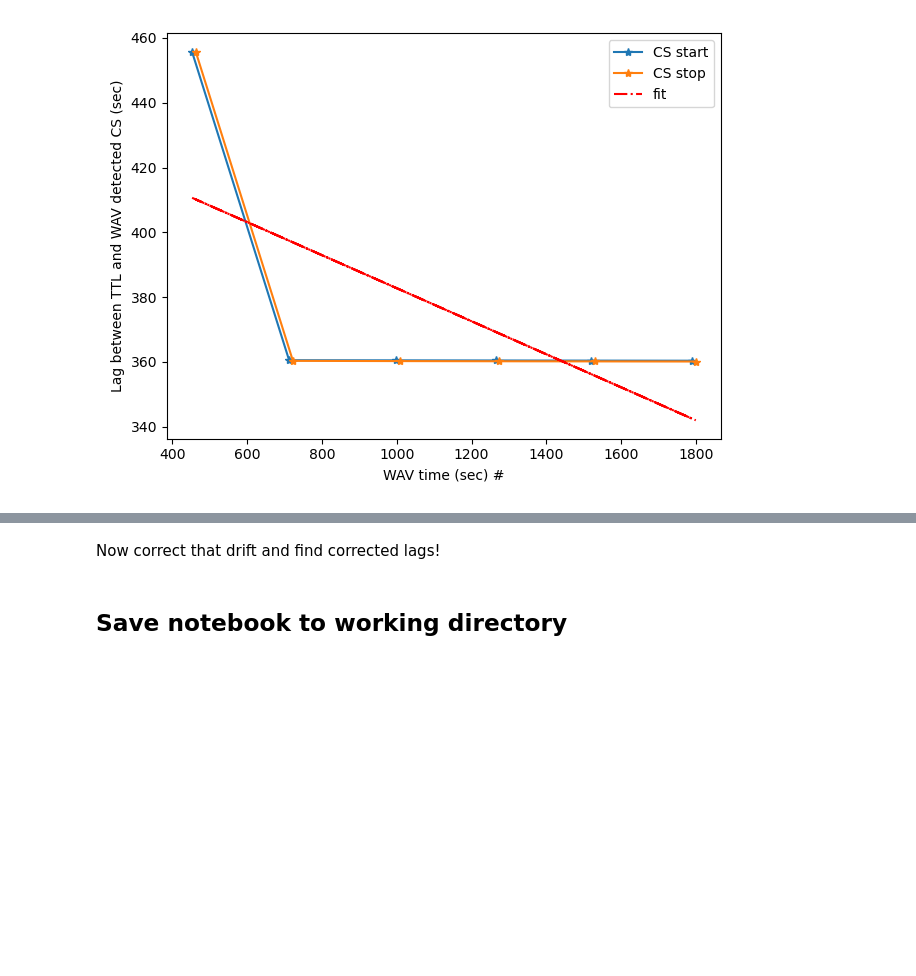
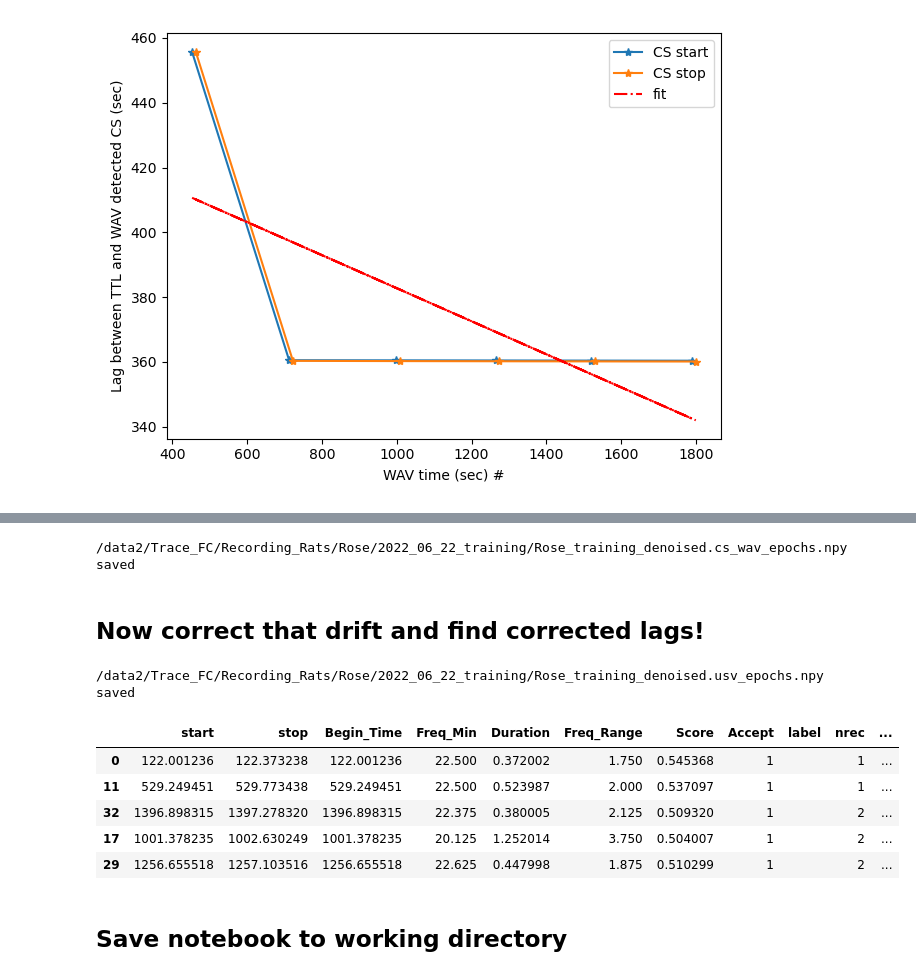
Before and after one commit to nkinsky/TraceFC, a Jupyter notebook: Notebooks/Sync_USV_and_Ephys.ipynb, the cells around one changed output, grey strips where cells are left out. Saved outputs shown, nothing was run; the diff lists cells and outputs as text; code cells hidden in the pictures; blank space fills up the shorter version.

```diff
--- a/Notebooks/Sync_USV_and_Ephys.ipynb
+++ b/Notebooks/Sync_USV_and_Ephys.ipynb
@@ -560,0 +625,24 @@ cs_wav_epochs._epochs
+# %%
+from copy import deepcopy
+def wav_epochs_to_eeg(wav_epochs_df, wav_sync_df):
+    """wav_epochs_df must have start and stop field for each index"""
+    wav_epochs_df2 = deepcopy(wav_epochs_df)
+    nrec_start = get_rec_num(wav_sync_df, wav_epochs_df2.start)
+    nrec_stop = get_rec_num(wav_sync_df, wav_epochs_df2.stop)
+    nrec_bool = nrec_start == nrec_stop
+    nrec_good = np.ones_like(nrec_start)*-1
+    nrec_good[nrec_bool] = nrec_start
+    wav_epochs_df2.insert(wav_epochs_df2.shape[1], column="nrec", value=nrec_good)
+    t_starts, t_stops = [], []
+    for it in wav_epochs_df2.itertuples():
+        p_use = wav_sync_df.loc[wav_sync_df.nrec == it.nrec, ["p0", "p1"]].values.squeeze()
+        t_start = it.start + p_use[0] + p_use[1]*it.start
+        t_stop = it.stop + p_use[0] + p_use[1]*it.stop
+        t_starts.append(t_start)
+        t_stops.append(t_stop)
+    wav_epochs_df2.insert(wav_epochs_df2.shape[1], "t_start_eeg", t_starts)
+    wav_epochs_df2.insert(wav_epochs_df2.shape[1], "t_stop_eeg", t_stops)
+
+    return wav_epochs_df2
+
+wav_epochs_to_eeg(cs_wav_epochs.to_dataframe(), wav_sync_df)
@@ -561,11 +657,13 @@ cs_wav_epochs._epochs
 # %%
 # Sanity check code to output corrected CS times from WAV file to Neuroscope
-cs_wav_starts_aligned = cs_wav_epochs.starts + p[0] + p[1]*cs_wav_epochs.starts
-cs_wav_stops_aligned = cs_wav_epochs.stops + p[0] + p[1]*cs_wav_epochs.stops
-cs_wav_epochs_aligned = Epoch({"start": cs_wav_starts_aligned, "stop": cs_wav_stops_aligned,
-                               "label": ["CS+ from WAV file"]*len(cs_wav_stops_aligned)})
+cs_wav_epochs_aligned = wav_epochs_to_eeg(cs_wav_epochs.to_dataframe(), wav_sync_df)
+cs_wav_epochs_aligned = Epoch({"start": cs_wav_epochs_aligned.t_start_eeg.values,
+                               "stop": cs_wav_epochs_aligned.t_stop_eeg.values,
+                               "label": ["CS+ from WAV file"]*cs_wav_epochs_aligned.shape[0]})
 
 
 cs_epochs_files = sess.filePrefix.with_suffix(".cs_wav_epochs.npy")
 cs_wav_epochs_aligned.save(cs_epochs_files)
 sess.recinfo.write_epochs(cs_wav_epochs_aligned, ext="wv+")
+# %% [output]
+/data2/Trace_FC/Recording_Rats/Rose/2022_06_22_training/Rose_training_denoised.cs_wav_epochs.npy saved
@@ -574,17 +670,27 @@ cs_wav_epochs_aligned
 # %% [markdown]
-Now correct that drift and find corrected lags!
+## Now correct that drift and find corrected lags!
 # %%
 # This should eventually be folded into the DeepSqueakIO class!
 # Bowen question:
 calls_accept_df = ds_calls.usv_df[ds_calls.usv_df['Accept'] == 1]
 call_starts_wav = calls_accept_df['Begin_Time'].values
 call_stops_wav = call_starts_wav + calls_accept_df['Duration'].values
-calls_accept_df.insert(0, "start", call_starts_wav + p[0] + p[1]*call_starts_wav)
-calls_accept_df.insert(1, "stop", call_stops_wav + p[0] + p[1]*call_stops_wav)
+calls_accept_df.insert(0, "start", call_starts_wav)
+calls_accept_df.insert(1, "stop", call_stops_wav)
 calls_accept_df.insert(calls_accept_df.shape[1], "label", "")
+calls_accept_df = wav_epochs_to_eeg(calls_accept_df, wav_sync_df)
 good_calls = Epoch(calls_accept_df)
 
 # output to neuroscope and neuropy
 sess.recinfo.write_epochs(good_calls, ext="usv")
 usv_epochs_file = sess.filePrefix.with_suffix(".usv_epochs.npy")
 good_calls.save(usv_epochs_file)
+good_calls.to_dataframe().sample(5)
+# %% [output]
+/data2/Trace_FC/Recording_Rats/Rose/2022_06_22_training/Rose_training_denoised.usv_epochs.npy saved
+|  | start | stop | Begin_Time | Freq_Min | Duration | Freq_Range | Score | Accept | label | nrec | ... |
+| 0 | 122.001236 | 122.373238 | 122.001236 | 22.500 | 0.372002 | 1.750 | 0.545368 | 1 |  | 1 | ... |
+| 11 | 529.249451 | 529.773438 | 529.249451 | 22.500 | 0.523987 | 2.000 | 0.537097 | 1 |  | 1 | ... |
+| 32 | 1396.898315 | 1397.278320 | 1396.898315 | 22.375 | 0.380005 | 2.125 | 0.509320 | 1 |  | 2 | ... |
+| 17 | 1001.378235 | 1002.630249 | 1001.378235 | 20.125 | 1.252014 | 3.750 | 0.504007 | 1 |  | 2 | ... |
+| 29 | 1256.655518 | 1257.103516 | 1256.655518 | 22.625 | 0.447998 | 1.875 | 0.510299 | 1 |  | 2 | ... |
```
Also changed, not shown: parts of 18 cells of this notebook.
